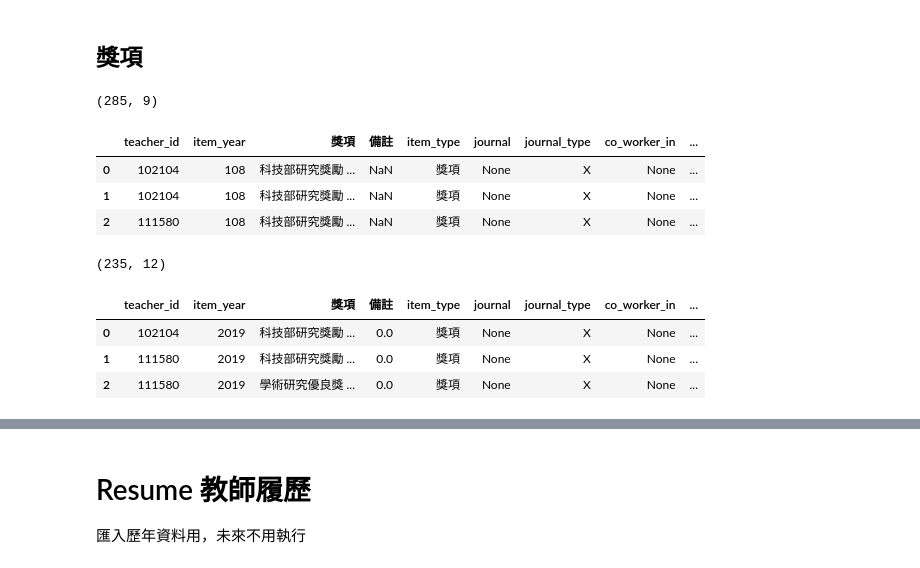
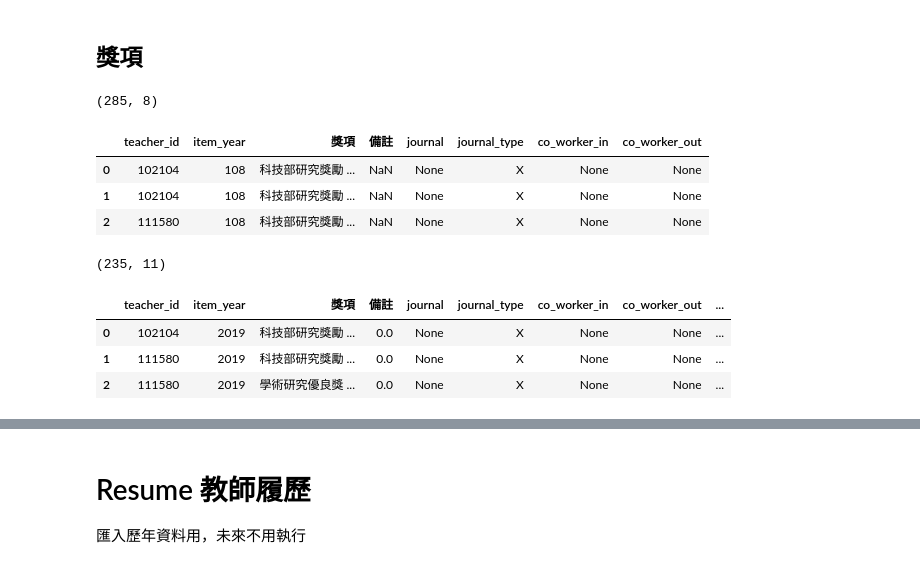
Before and after one commit to ZeoXer/dbms-final-project, a Jupyter notebook: backend/data/pre_processing.ipynb, the cells around one changed output, grey strips where cells are left out. Drawn from its saved outputs; the diff is of its cells as text; code cells hidden in the pictures.

```diff
--- a/backend/data/pre_processing.ipynb
+++ b/backend/data/pre_processing.ipynb
@@ -488,21 +518,21 @@ listdf.head(3)
 # %%
 # 新資料：獎項
 temp = pd.read_excel('raw_data/電算中心原始資料.xlsx', sheet_name='獎項(108學年~)')
 temp.rename(columns={'教師代號':'teacher_id','年度':'item_year'}, inplace=True)
-temp['item_type'] = '獎項'
+temp['teacher_id'] = temp['teacher_id'].astype(int)
 temp['journal'] = None
 temp['journal_type'] = 'X'
 temp['co_worker_in'] = None
 temp['co_worker_out'] = None
 temp.drop(columns=['單位代碼','單位名稱','序號','教師姓名','頒獎單位'], inplace=True) # '起迄日期'
 print(temp.shape)
 temp.head(3)
 # %% [output]
-(285, 9)
+(285, 8)
-|  | teacher_id | item_year | 獎項 | 備註 | item_type | journal | journal_type | co_worker_in | ... |
-| 0 | 102104 | 108 | 科技部研究獎勵 ... | NaN | 獎項 | None | X | None | ... |
-| 1 | 102104 | 108 | 科技部研究獎勵 ... | NaN | 獎項 | None | X | None | ... |
-| 2 | 111580 | 108 | 科技部研究獎勵 ... | NaN | 獎項 | None | X | None | ... |
+|  | teacher_id | item_year | 獎項 | 備註 | journal | journal_type | co_worker_in | co_worker_out |
+| 0 | 102104 | 108 | 科技部研究獎勵 ... | NaN | None | X | None | None |
+| 1 | 102104 | 108 | 科技部研究獎勵 ... | NaN | None | X | None | None |
+| 2 | 111580 | 108 | 科技部研究獎勵 ... | NaN | None | X | None | None |
 # %%
 # 新資料：獎項-前處理  scholarship_type	equis
 
@@ -512,6 +542,7 @@ temp['item_year'] = temp['item_year'].apply(lambda x: int(x+1911))
 # item_name 加入備註
 temp['備註'].fillna(0, inplace=True)
 temp['item_name'] = temp.apply(lambda row: str(int(row['備註']))+row['獎項'] if row['備註']!=0 else row['獎項'], axis=1)
+temp['item_name'] = temp['item_name'].apply(lambda x: x.rstrip())
 
 # scholarship_type basic or applied，先算在basic，之後給老師調整
 temp['scholarship_type'] = 'Basic_or_Discovery_Scholarship'
@@ -525,10 +556,10 @@ temp.drop_duplicates(subset=['teacher_id','item_year','item_name'], inplace=True
 print(temp.shape)
 temp.head(3)
 # %% [output]
-(235, 12)
+(235, 11)
-|  | teacher_id | item_year | 獎項 | 備註 | item_type | journal | journal_type | co_worker_in | ... |
-| 0 | 102104 | 2019 | 科技部研究獎勵 ... | 0.0 | 獎項 | None | X | None | ... |
-| 1 | 111580 | 2019 | 科技部研究獎勵 ... | 0.0 | 獎項 | None | X | None | ... |
-| 2 | 111580 | 2019 | 學術研究優良獎 ... | 0.0 | 獎項 | None | X | None | ... |
+|  | teacher_id | item_year | 獎項 | 備註 | journal | journal_type | co_worker_in | co_worker_out | ... |
+| 0 | 102104 | 2019 | 科技部研究獎勵 ... | 0.0 | None | X | None | None | ... |
+| 1 | 111580 | 2019 | 科技部研究獎勵 ... | 0.0 | None | X | None | None | ... |
+| 2 | 111580 | 2019 | 學術研究優良獎 ... | 0.0 | None | X | None | None | ... |
 # %%
 # 新資料：獎項-已有的item_name不再加入
```
Also changed, not shown: parts of 19 cells of this notebook, 3 other files.
